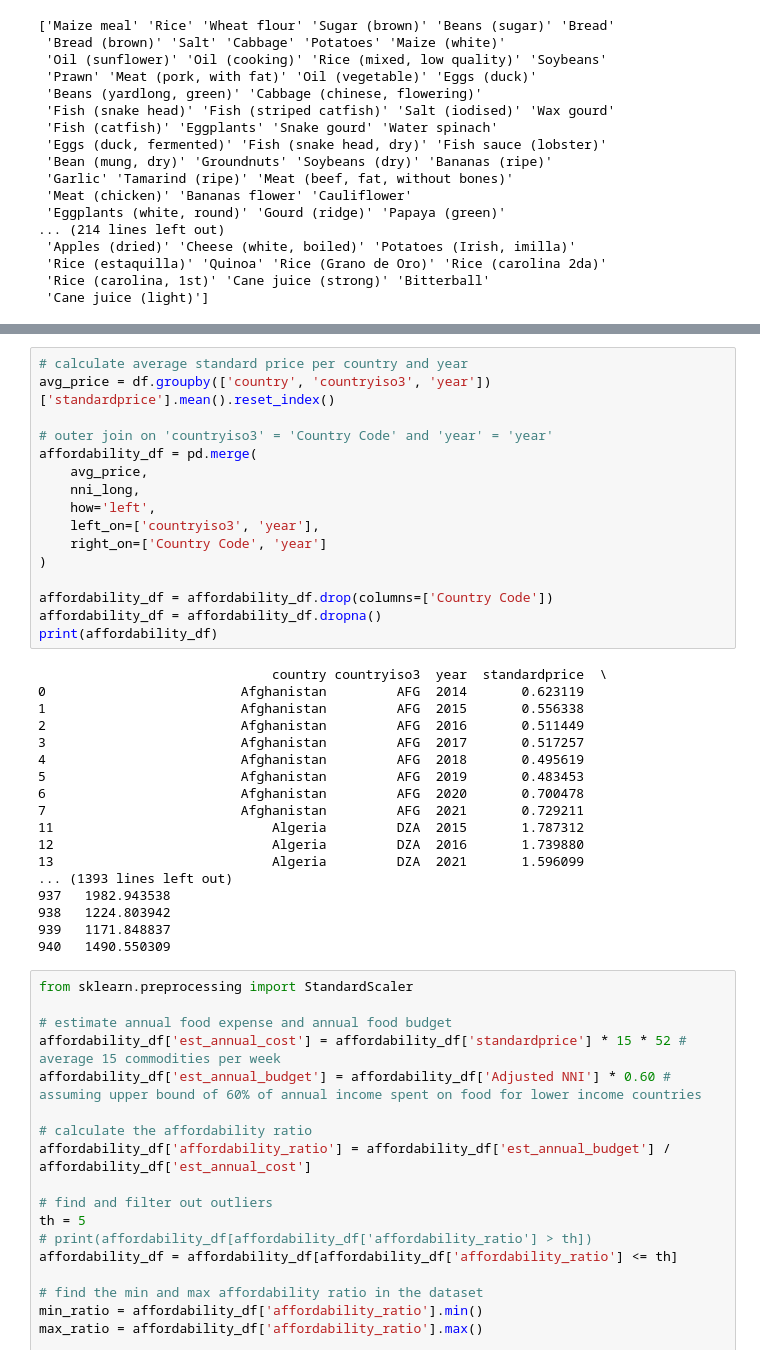
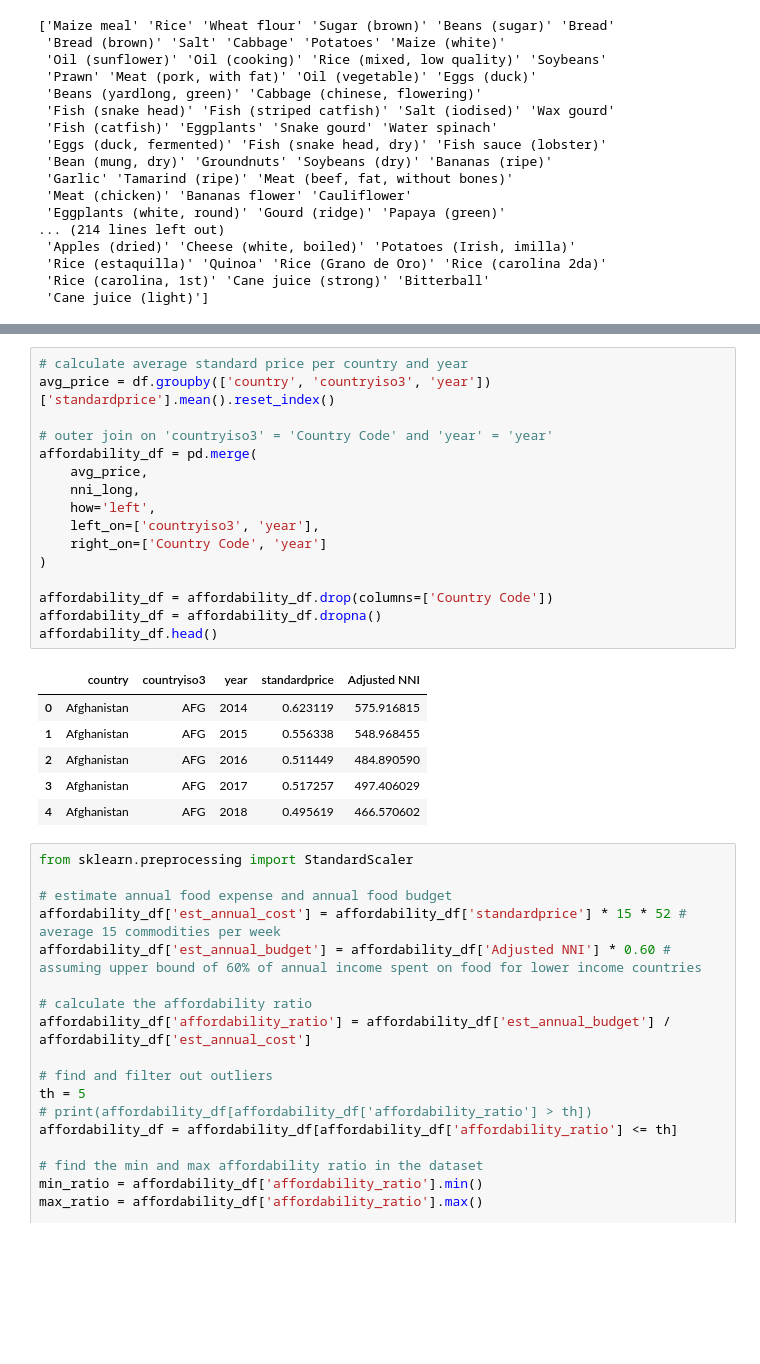
Before and after one commit to jenny-chung301/food_security, a Jupyter notebook: reports/affordability_index.ipynb, the cells around one changed output, grey strips where cells are left out. Cells and saved outputs as stored; diff of their text form; blank space fills up the shorter version.

```diff
--- a/reports/affordability_index.ipynb
+++ b/reports/affordability_index.ipynb
@@ -101,37 +101,26 @@ print(nni_long)
 # %%
 # calculate average standard price per country and year
 avg_price = df.groupby(['country', 'countryiso3', 'year'])['standardprice'].mean().reset_index()
 
 # outer join on 'countryiso3' = 'Country Code' and 'year' = 'year'
 affordability_df = pd.merge(
     avg_price,
     nni_long,
     how='left',
     left_on=['countryiso3', 'year'],
     right_on=['Country Code', 'year']
 )
 
 affordability_df = affordability_df.drop(columns=['Country Code'])
 affordability_df = affordability_df.dropna()
-print(affordability_df)
+affordability_df.head()
 # %% [output]
-                              country countryiso3  year  standardprice  \
-0                         Afghanistan         AFG  2014       0.623119
-1                         Afghanistan         AFG  2015       0.556338
-2                         Afghanistan         AFG  2016       0.511449
-3                         Afghanistan         AFG  2017       0.517257
-4                         Afghanistan         AFG  2018       0.495619
-5                         Afghanistan         AFG  2019       0.483453
-6                         Afghanistan         AFG  2020       0.700478
-7                         Afghanistan         AFG  2021       0.729211
-11                            Algeria         DZA  2015       1.787312
-12                            Algeria         DZA  2016       1.739880
-13                            Algeria         DZA  2021       1.596099
-... (1393 lines left out)
-937   1982.943538
-938   1224.803942
-939   1171.848837
-940   1490.550309
+|  | country | countryiso3 | year | standardprice | Adjusted NNI |
+| 0 | Afghanistan | AFG | 2014 | 0.623119 | 575.916815 |
+| 1 | Afghanistan | AFG | 2015 | 0.556338 | 548.968455 |
+| 2 | Afghanistan | AFG | 2016 | 0.511449 | 484.890590 |
+| 3 | Afghanistan | AFG | 2017 | 0.517257 | 497.406029 |
+| 4 | Afghanistan | AFG | 2018 | 0.495619 | 466.570602 |
 # %%
 from sklearn.preprocessing import StandardScaler
 
```
Also changed, not shown: parts of 8 cells of this notebook, 1 other file.
